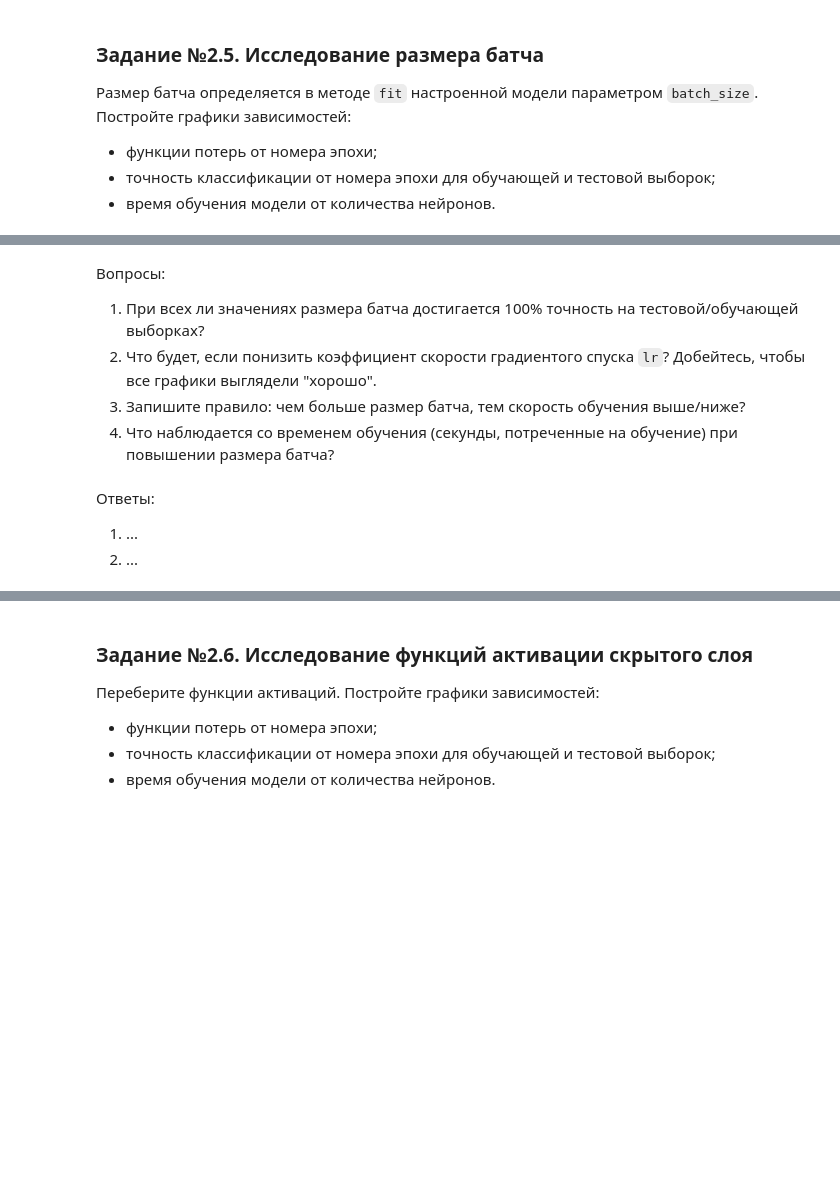
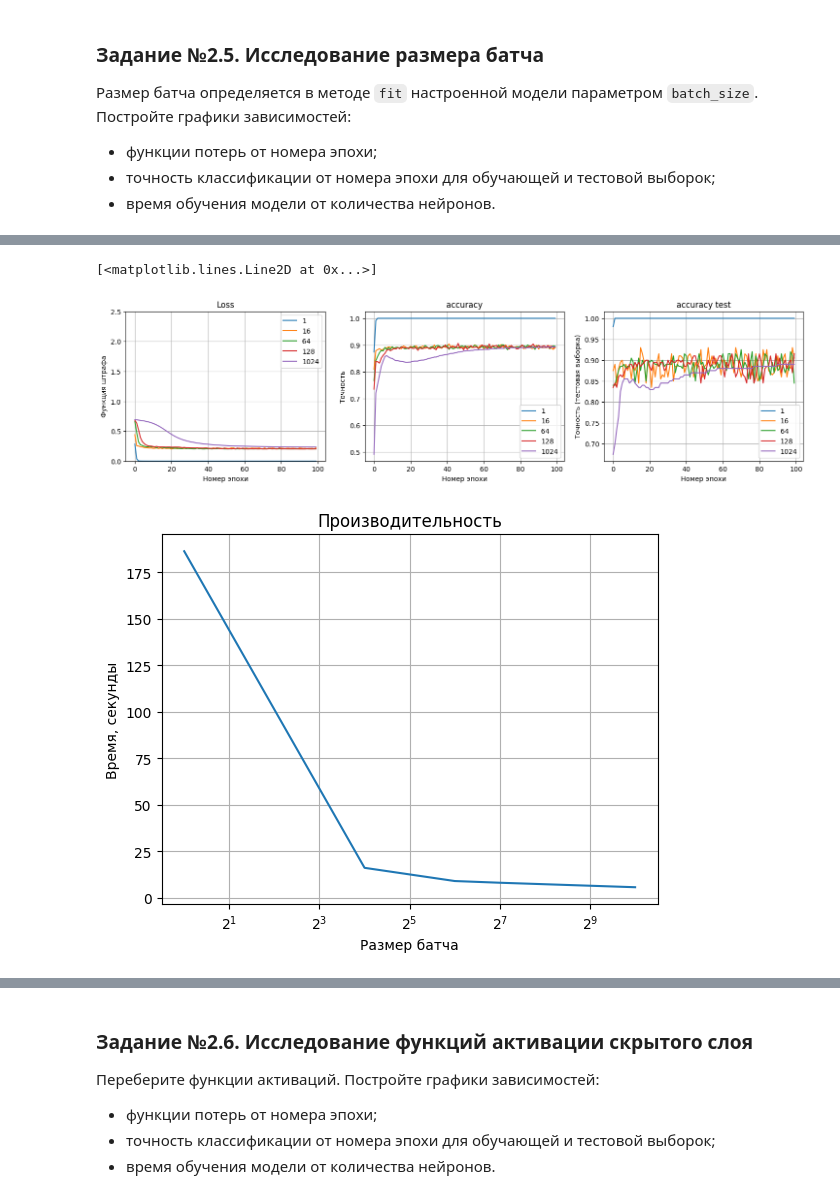
Before and after one commit to drkwdck/machine-learning, a Jupyter notebook: lab4.ipynb, the cells around one changed output, grey strips where cells are left out. Drawn from its saved outputs; the diff is of its cells as text; code cells hidden in the pictures; blank space fills up the shorter version.

```diff
--- a/lab4.ipynb
+++ b/lab4.ipynb
@@ -457,13 +485,23 @@ plt.plot(layer_timer.keys(), layer_timer.values()) # python3.7+
 fig, (ax0, ax1, ax2) = plt.subplots(1, 3, figsize=(3*6, 4))
 batch_timer = {}
 for p in params['batch_size']:
-    model = create_model(units=50, lr=1.5)
+    model = create_model(units=50, lr=0.5)
     t = timeit.default_timer()
     history = model.fit(*d2.train, validation_data=d2.test, epochs=100, batch_size=p, verbose=0)
-    ???
+    batch_timer[p] = timeit.default_timer() - t
+    ax0.plot(history.history['loss'], label=p)
+    ax0.set(xlabel='Номер эпохи', ylabel='Функция штрафа', title='Loss', ylim=[0, 2.5])
+    ax0.legend()
+    ax1.plot(history.history['accuracy'], label=p)
+    ax1.set(xlabel='Номер эпохи', ylabel='Точность', title='accuracy')
+    ax1.legend()
+    ax2.plot(history.history['val_accuracy'], label=p)
+    ax2.set(xlabel='Номер эпохи', ylabel='Точность (тестовая выборка)', title='accuracy test')
+    ax2.legend()
 
 plt.figure()
 plt.xlabel('Размер батча')
 plt.ylabel('Время, секунды')
 plt.title('Производительность')
 plt.semilogx(batch_timer.keys(), batch_timer.values(), base=2) # python3.7+
+# %% [output]
@@ -470,12 +510,3 @@ plt.semilogx(batch_timer.keys(), batch_timer.values(), base=2) # python3.7+
+[<matplotlib.lines.Line2D at 0x...>]
+[figure, added]
+[figure, added]
-# %% [markdown]
-Вопросы:
-
-1. При всех ли значениях размера батча достигается 100% точность на тестовой/обучающей выборках?
-1. Что будет, если понизить коэффициент скорости градиентого спуска `lr`? Добейтесь, чтобы все графики выглядели "хорошо".
-1. Запишите правило: чем больше размер батча, тем скорость обучения выше/ниже?
-1. Что наблюдается со временем обучения (секунды, потреченные на обучение) при повышении размера батча?
-# %% [markdown]
-Ответы:
-
-1. ...
-1. ...
```
Also changed, not shown: parts of 26 cells of this notebook.
